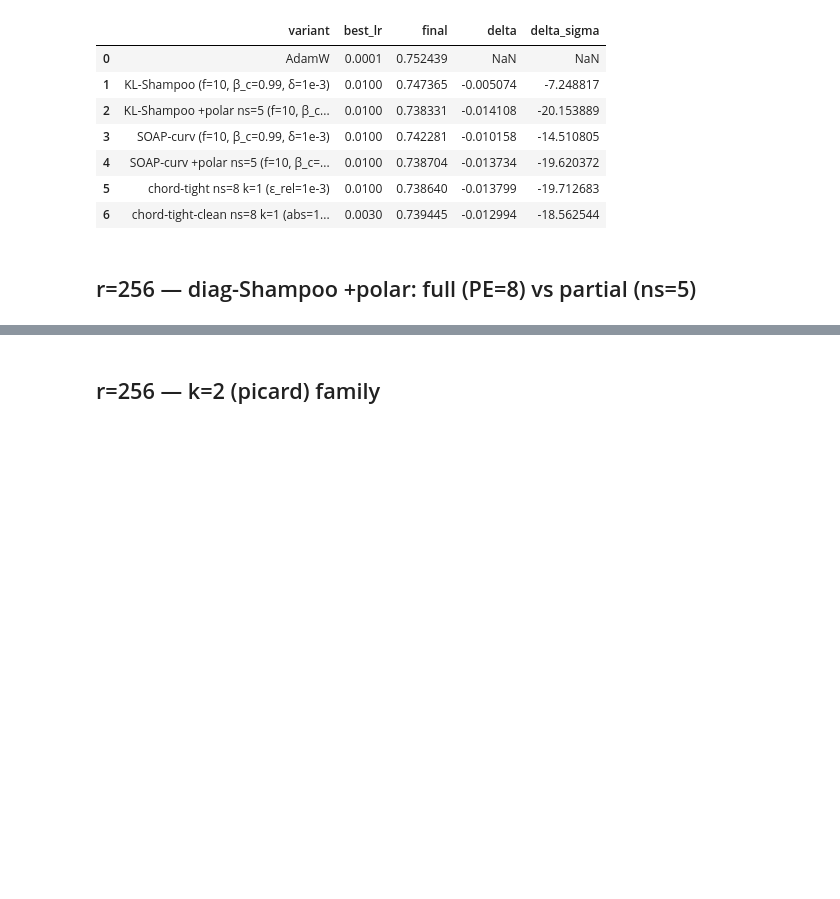
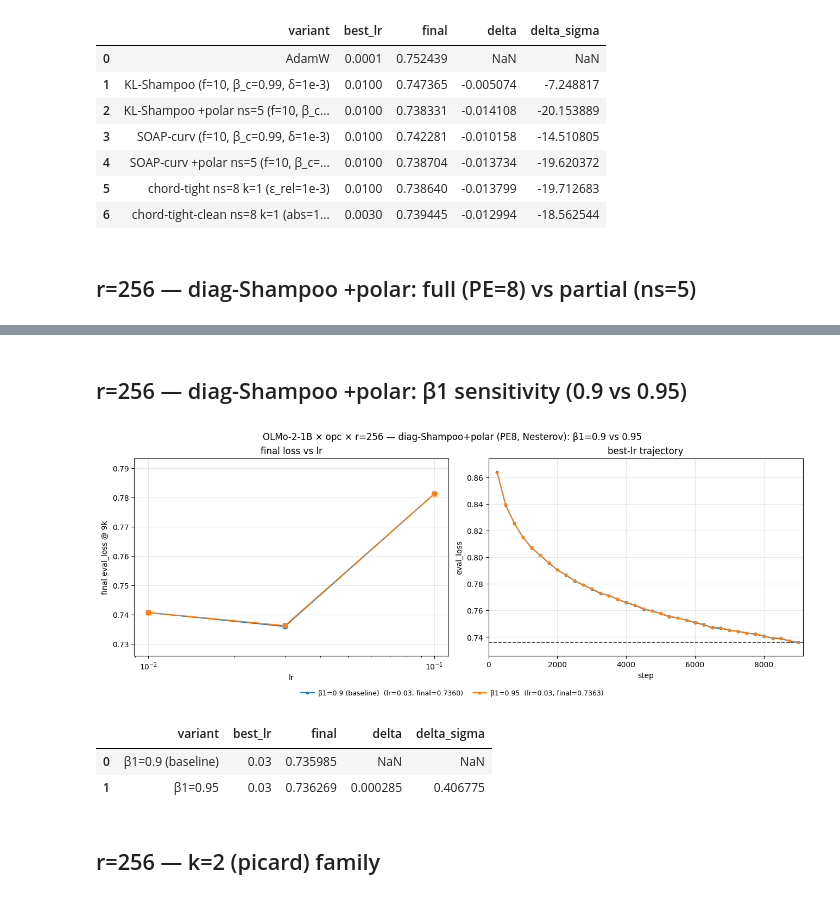
Before and after one commit to nikhilgsh/lora-optimizers, a Jupyter notebook: notebooks/leaderboard/olmo2_1b_opc_leaderboard.ipynb, the cells around one changed output, grey strips where cells are left out. Drawn from its saved outputs; the diff is of its cells as text; code cells hidden in the pictures; blank space fills up the shorter version.

```diff
--- a/notebooks/leaderboard/olmo2_1b_opc_leaderboard.ipynb
+++ b/notebooks/leaderboard/olmo2_1b_opc_leaderboard.ipynb
@@ -196,3 +198,32 @@ sdf
+# %% [markdown]
+## r=256 — diag-Shampoo +polar: β1 sensitivity (0.9 vs 0.95)
+# %%
+# β1 sensitivity (consistency check): is 0.95 — the Muon/iMuon-canonical momentum —
+# at least as good as the protagonist's 0.9 at OLMo opc r256? If so, adopt 0.95 across
+# all spectral methods so the paper reports ONE β. β1=0.9 = existing nesterov baseline;
+# β1=0.95 = diag_shampoo_polar_r256_opc_beta1_095 (job 6492862; in-flight → partial,
+# fills in via allow_partial as evals land). Δ reported vs β1=0.9 in σ-units.
+from lora_playground.plotting import compare_variants_figure
+
+_common = dict(
+    model_name='allenai/OLMo-2-0425-1B', lora_r=256,
+    optimizer='diag-shampoo-polar-lora', cw_nesterov=True,
+    polar_method='polar_express', data_dir=lambda d: 'opc' in str(d),
+)
+_variants = {'β1=0.9 (baseline)': {'beta1': 0.9}, 'β1=0.95': {'beta1': 0.95}}
+_fig, _tdf, sdf = compare_variants_figure(
+    _variants, common_where=_common, ref_label='β1=0.9 (baseline)',
+    logs_root=str(ROOT / 'logs'), sigma_ref=0.0007, max_steps=9000,
+    allow_partial=True, allow_custom_labels=True, target_label=None,
+    suptitle='OLMo-2-1B × opc × r=256 — diag-Shampoo+polar (PE8, Nesterov): β1=0.9 vs 0.95',
+)
+plt.show()
+sdf
+# %% [output]
+[figure, added]
+|  | variant | best_lr | final | delta | delta_sigma |
+| 0 | β1=0.9 (baseline) | 0.03 | 0.735985 | NaN | NaN |
+| 1 | β1=0.95 | 0.03 | 0.736269 | 0.000285 | 0.406775 |
 # %% [markdown]
 ## r=256 — k=2 (picard) family
 # %%
```
Also changed, not shown: parts of 3 cells of this notebook, 2 other files.
